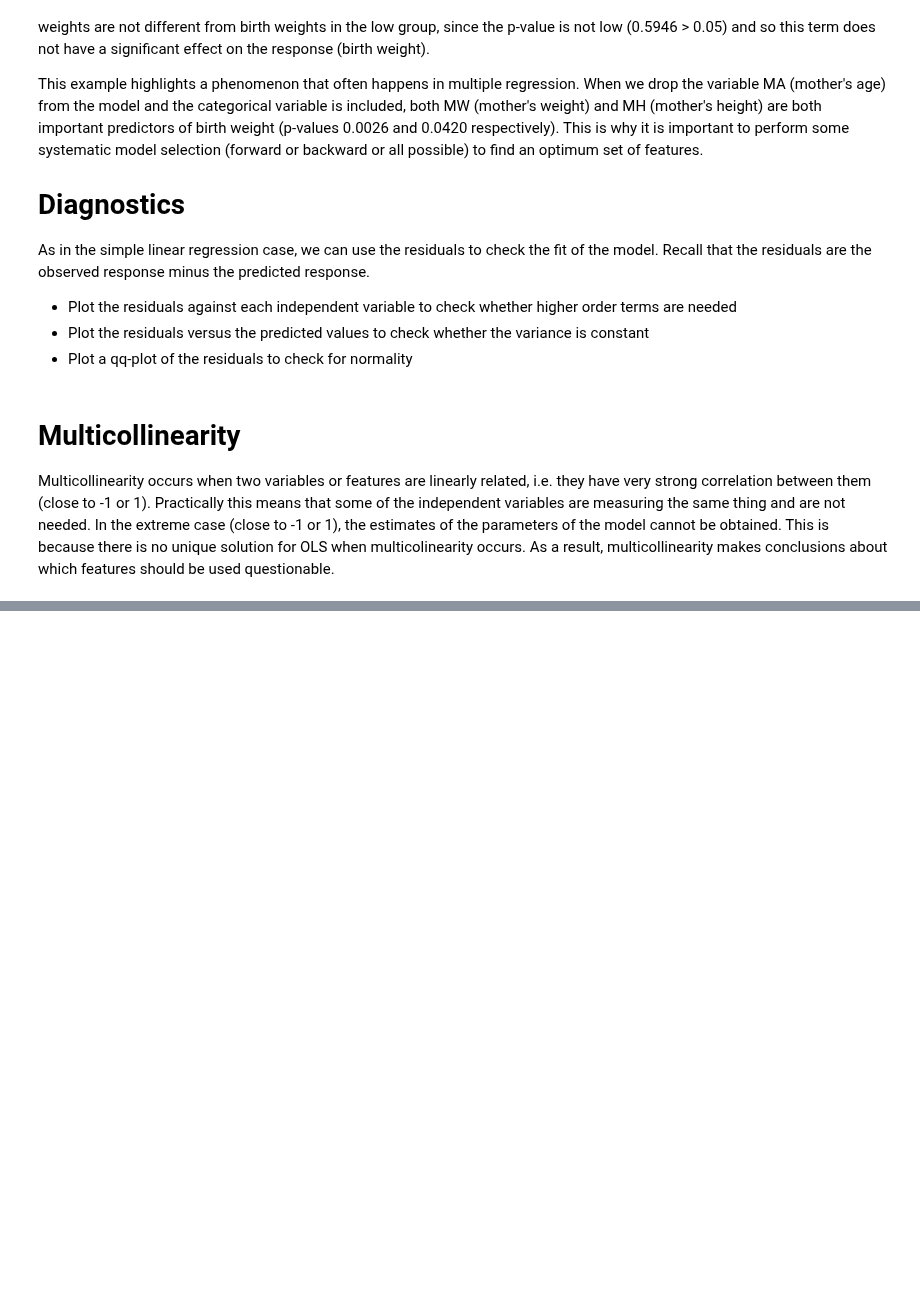
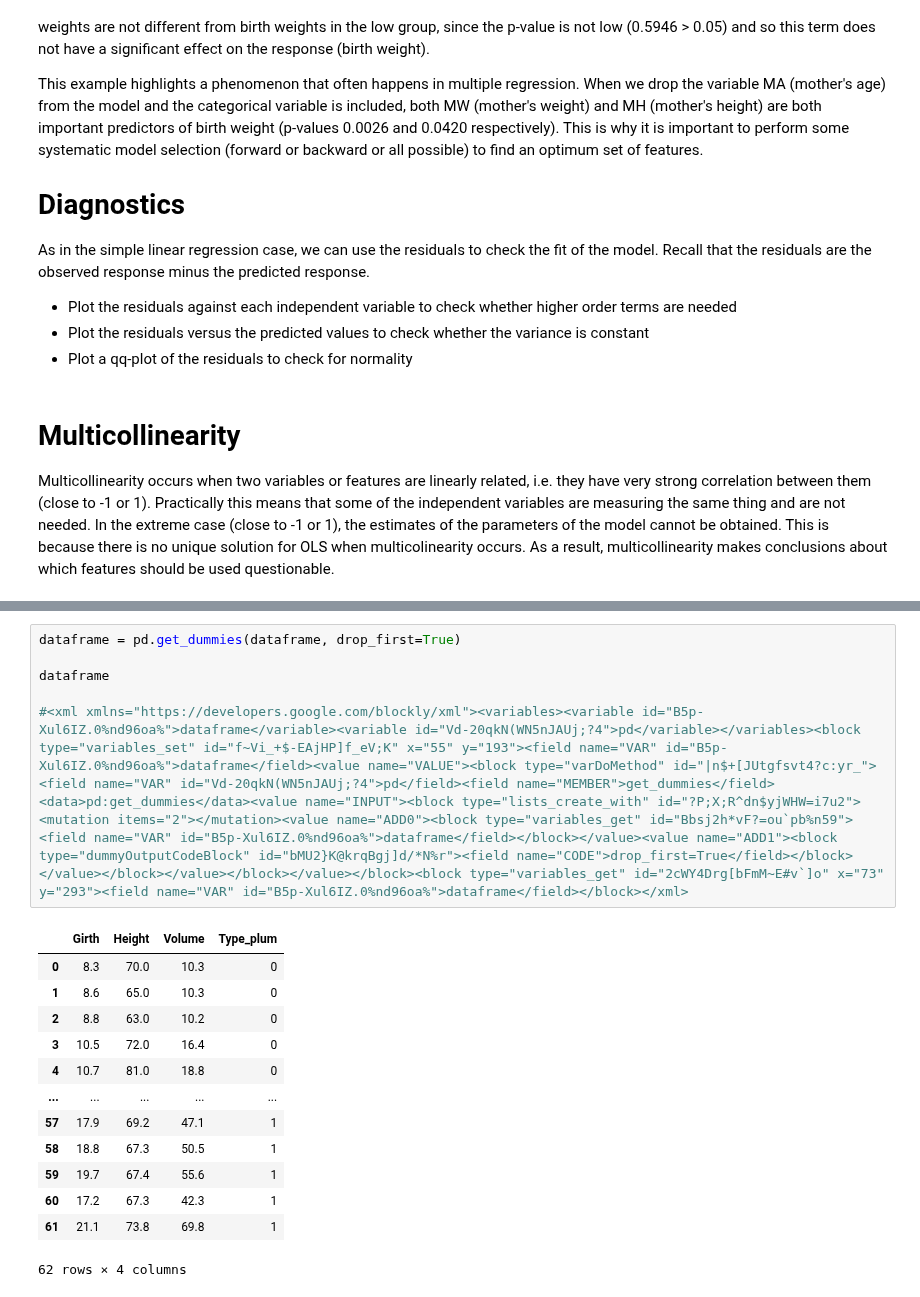
Before and after one commit to memphis-iis/datawhys-content-notebooks-python, a Jupyter notebook: Multiple-linear-regression.ipynb, the cells around one changed output, grey strips where cells are left out. Cells and saved outputs as stored; diff of their text form; blank space fills up the shorter version.

```diff
--- a/Multiple-linear-regression.ipynb
+++ b/Multiple-linear-regression.ipynb
@@ -144,0 +238,20 @@ Multicollinearity occurs when two variables or features are linearly related, i.
+# %%
+dataframe = pd.get_dummies(dataframe, drop_first=True)
+
+dataframe
+
+#<xml xmlns="https://developers.google.com/blockly/xml"><variables><variable id="B5p-Xul6IZ.0%nd96oa%">dataframe</variable><variable id="Vd-20qkN(WN5nJAUj;?4">pd</variable></variables><block type="variables_set" id="f~Vi_+$-EAjHP]f_eV;K" x="55" y="193"><field name="VAR" id="B5p-Xul6IZ.0%nd96oa%">dataframe</field><value name="VALUE"><block type="varDoMethod" id="|n$+[JUtgfsvt4?c:yr_"><field name="VAR" id="Vd-20qkN(WN5nJAUj;?4">pd</field><field name="MEMBER">get_dummies</field><data>pd:get_dummies</data><value name="INPUT"><block type="lists_create_with" id="?P;X;R^dn$yjWHW=i7u2"><mutation items="2"></mutation><value name="ADD0"><block type="variables_get" id="Bbsj2h*vF?=ou`pb%n59"><field name="VAR" id="B5p-Xul6IZ.0%nd96oa%">dataframe</field></block></value><value name="ADD1"><block type="dummyOutputCodeBlock" id="bMU2}K@krqBgj]d/*N%r"><field name="CODE">drop_first=True</field></block></value></block></value></block></value></block><block type="variables_get" id="2cWY4Drg[bFmM~E#v`]o" x="73" y="293"><field name="VAR" id="B5p-Xul6IZ.0%nd96oa%">dataframe</field></block></xml>
+# %% [output]
+|  | Girth | Height | Volume | Type_plum |
+| 0 | 8.3 | 70.0 | 10.3 | 0 |
+| 1 | 8.6 | 65.0 | 10.3 | 0 |
+| 2 | 8.8 | 63.0 | 10.2 | 0 |
+| 3 | 10.5 | 72.0 | 16.4 | 0 |
+| 4 | 10.7 | 81.0 | 18.8 | 0 |
+| ... | ... | ... | ... | ... |
+| 57 | 17.9 | 69.2 | 47.1 | 1 |
+| 58 | 18.8 | 67.3 | 50.5 | 1 |
+| 59 | 19.7 | 67.4 | 55.6 | 1 |
+| 60 | 17.2 | 67.3 | 42.3 | 1 |
+| 61 | 21.1 | 73.8 | 69.8 | 1 |
+62 rows × 4 columns
```
Also changed, not shown: parts of 56 cells of this notebook, 1 other file.
